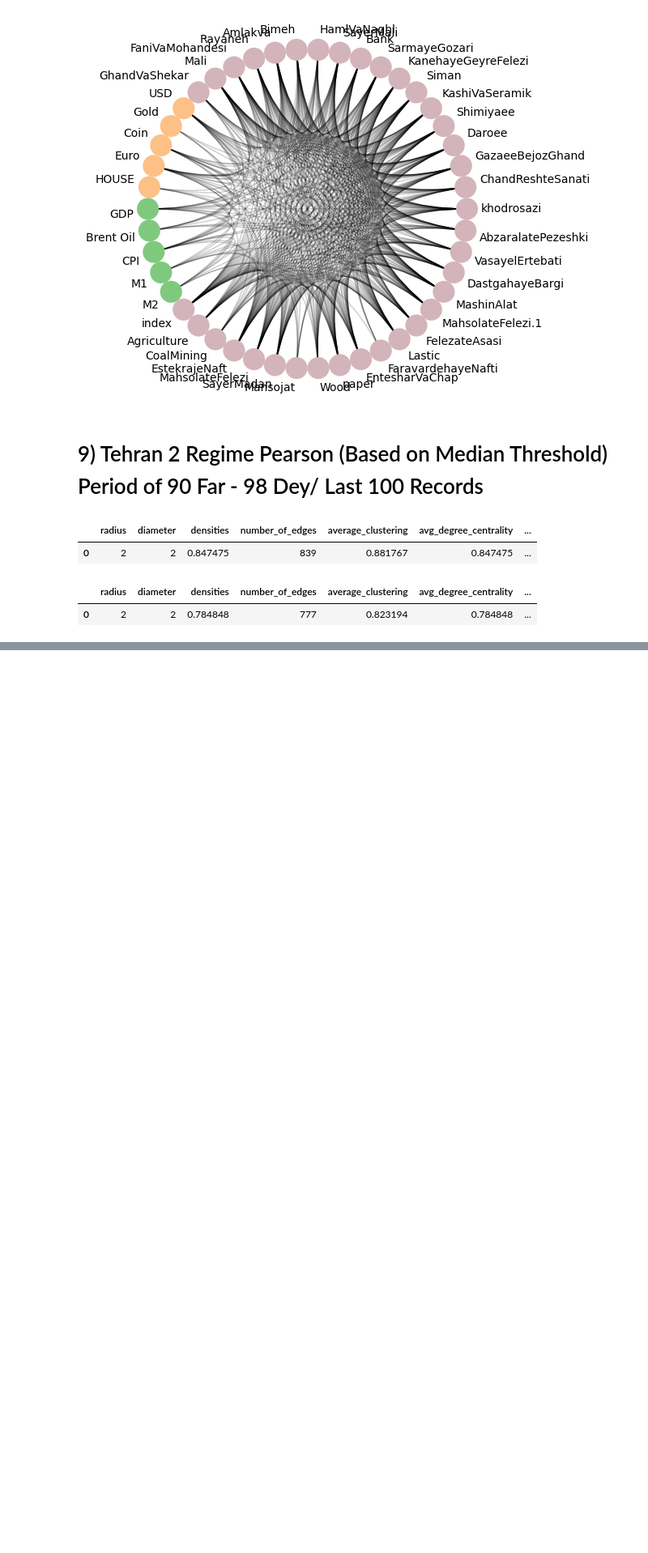
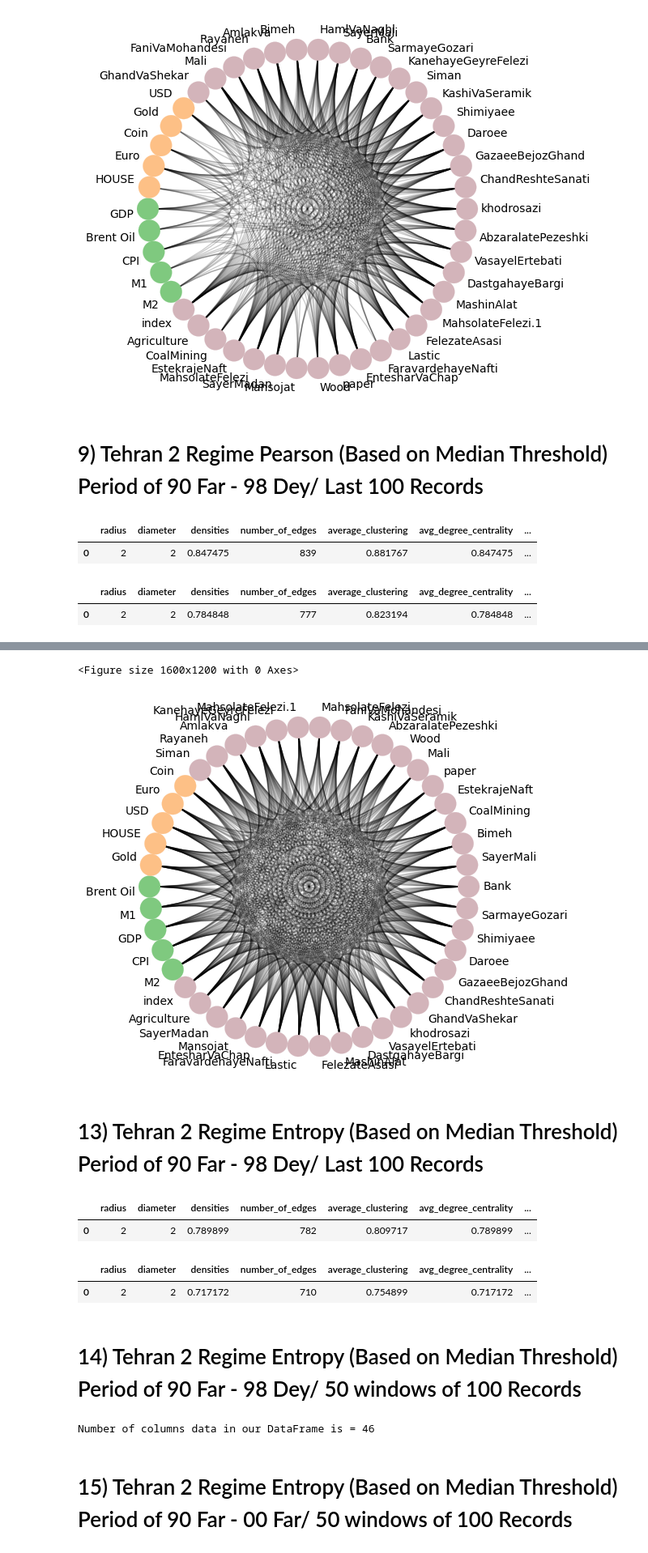
Before and after one commit to hossein4527/Time_Series_Trend_Forcasting, a Jupyter notebook: Codes/network.ipynb, the cells around one changed output, grey strips where cells are left out. Shown at 81% size. Drawn from its saved outputs; the diff is of its cells as text; code cells hidden in the pictures; blank space fills up the shorter version.

```diff
--- a/Codes/network.ipynb
+++ b/Codes/network.ipynb
@@ -272,0 +301,2 @@ pearson_network_TwoReg_Ox_90_00_averged
+# %%
+entropy_network_TwoReg_Ox_2 = nm.construct_network(tehran_df_TwoReg_Ox_2_same_length, method='entropy', threshold=thr12)
@@ -272,0 +308,8 @@ pearson_network_TwoReg_Ox_90_00_averged
+# %%
+circos = nm.plot_circos_network(entropy_network_TwoReg_Ox_2)
+circos.draw()
+# %% [output]
+<Figure size 1600x1200 with 0 Axes>
+[figure, added]
+# %% [markdown]
+# 13) Tehran 2 Regime Entropy (Based on Median Threshold) Period of 90 Far - 98 Dey/ Last 100 Records
@@ -272,0 +322,5 @@ pearson_network_TwoReg_Ox_90_00_averged
+# %%
+nm.get_network_features(entropy_network_TwoReg_Ox_1_98_last100)
+# %% [output]
+|  | radius | diameter | densities | number_of_edges | average_clustering | avg_degree_centrality | ... |
+| 0 | 2 | 2 | 0.789899 | 782 | 0.809717 | 0.789899 | ... |
@@ -272,0 +329,16 @@ pearson_network_TwoReg_Ox_90_00_averged
+# %%
+nm.get_network_features(entropy_network_TwoReg_Ox_2_98_last100)
+# %% [output]
+|  | radius | diameter | densities | number_of_edges | average_clustering | avg_degree_centrality | ... |
+| 0 | 2 | 2 | 0.717172 | 710 | 0.754899 | 0.717172 | ... |
+# %% [markdown]
+# 14) Tehran 2 Regime Entropy (Based on Median Threshold) Period of 90 Far - 98 Dey/ 50 windows of 100 Records
+# %%
+nm = Net_moduls()
+entropy_network_TwoReg_Ox_90_98_averged = nm.get_network_features_averaged_median(tehran_df, \
+                                                                                  regimes_column= tehran_df_reg['Ox_2'],\
+                                                                                  method='entropy',edges_threshold=200, \
+                                                                                  target_window=100, \
+                                                                                  target_length=50)
+# %% [output]
+Number of columns data in our DataFrame is = 46
@@ -272,0 +347,2 @@ pearson_network_TwoReg_Ox_90_00_averged
+# %% [markdown]
+# 15) Tehran 2 Regime Entropy (Based on Median Threshold) Period of 90 Far - 00 Far/ 50 windows of 100 Records
```
Also changed, not shown: parts of 20 cells of this notebook, 1 other file.
